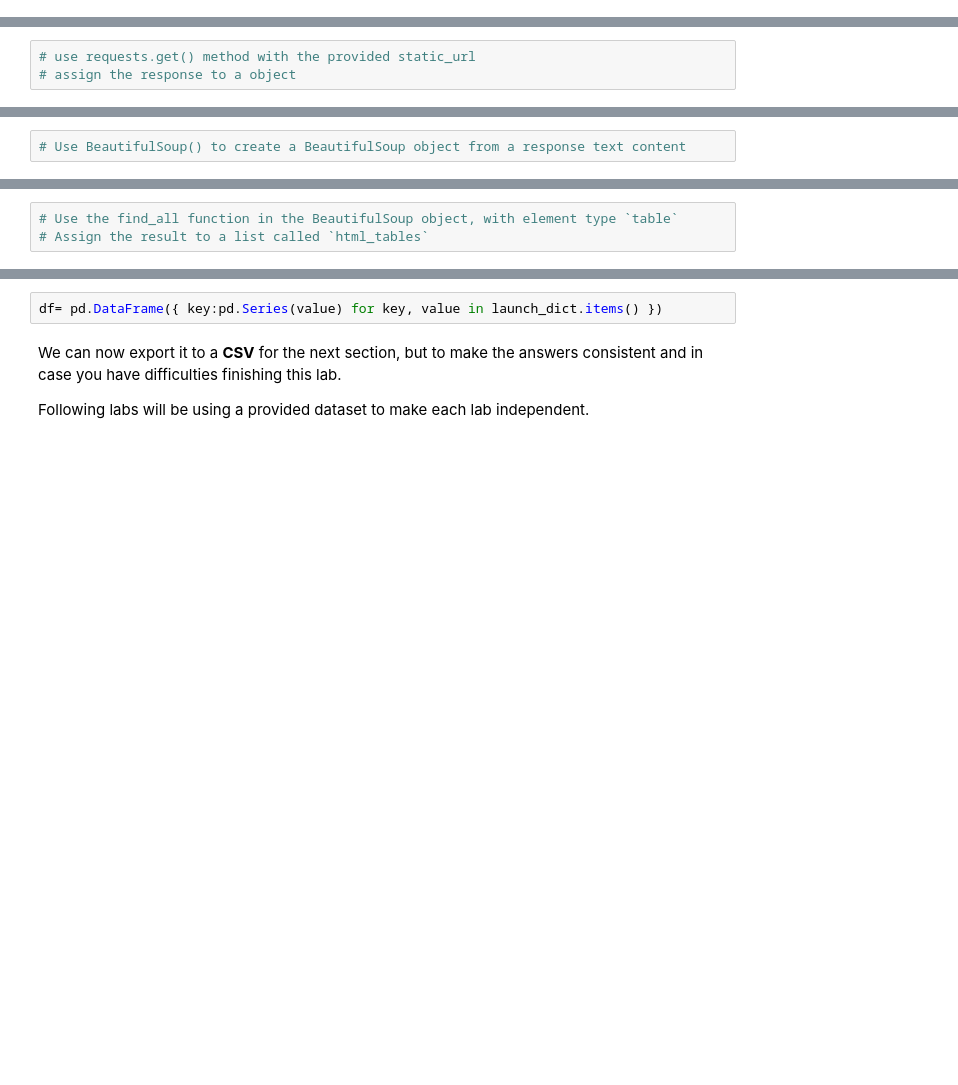
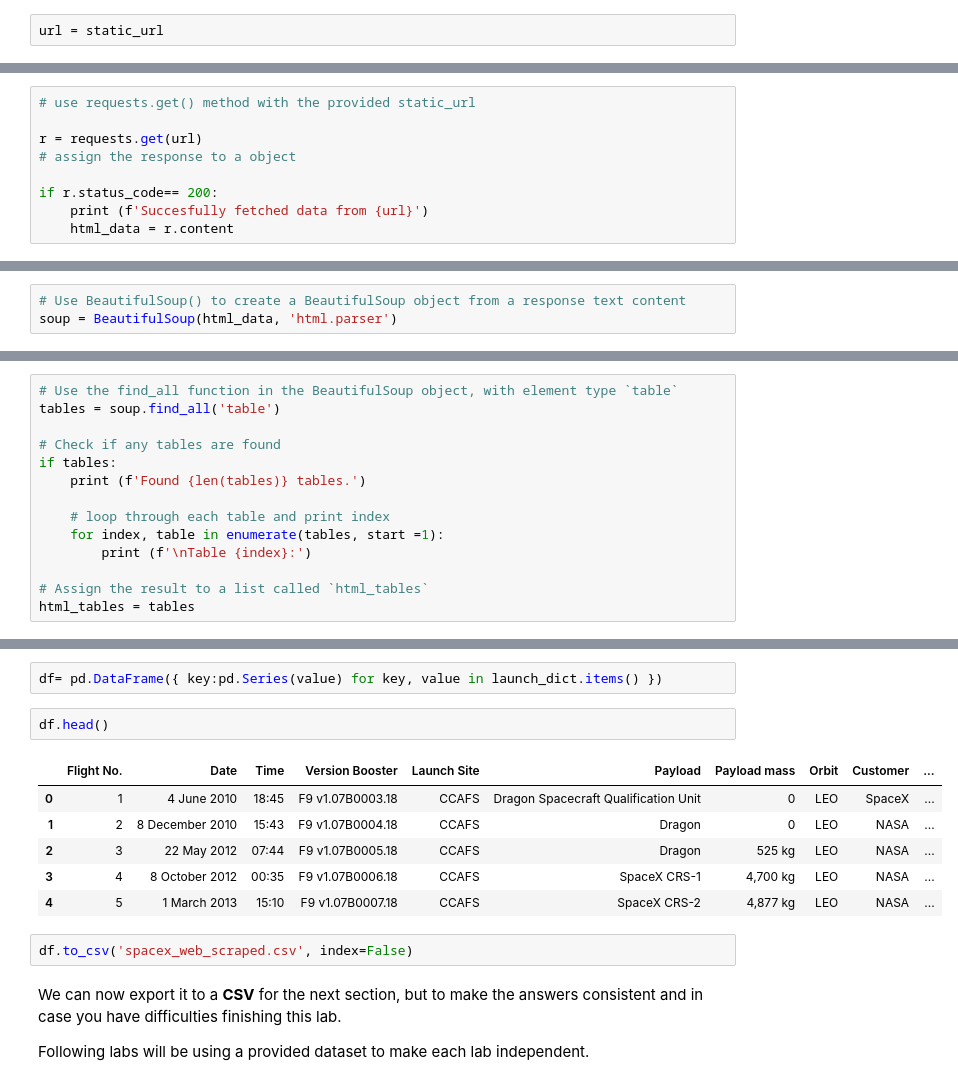
Before and after one commit to Chiwama-MM/SpaceX_RocketLanding_Prediction, a Jupyter notebook: jupyter-labs-webscraping.ipynb, the cells around one changed output, grey strips where cells are left out. Drawn from its saved outputs; the diff is of its cells as text; blank space fills up the shorter version.

Commit message:
Completed Web Scrapingt Walkthrough for SpaceX Wiki

```diff
--- a/jupyter-labs-webscraping.ipynb
+++ b/jupyter-labs-webscraping.ipynb
@@ -106,6 +106,8 @@ To keep the lab tasks consistent, you will be asked to scrape the data from a sn
 `9th June 2021`
 # %%
 static_url = "https://en.wikipedia.org/w/index.php?title=List_of_Falcon_9_and_Falcon_Heavy_launches&oldid=1027686922"
+# %%
+url = static_url
 # %% [markdown]
 Next, request the HTML page from the above URL and get a `response` object
 # %% [markdown]
@@ -114,4 +116,10 @@ Next, request the HTML page from the above URL and get a `response` object
 First, let's perform an HTTP GET method to request the Falcon9 Launch HTML page, as an HTTP response.
 # %%
 # use requests.get() method with the provided static_url
+
+r = requests.get(url)
 # assign the response to a object
+
+if r.status_code== 200:
+    print (f'Succesfully fetched data from {url}')
+    html_data = r.content
@@ -119,6 +129,7 @@ First, let's perform an HTTP GET method to request the Falcon9 Launch HTML page,
 Create a `BeautifulSoup` object from the HTML `response`
 # %%
 # Use BeautifulSoup() to create a BeautifulSoup object from a response text content
+soup = BeautifulSoup(html_data, 'html.parser')
 # %% [markdown]
 Print the page title to verify if the `BeautifulSoup` object was created properly
 # %%
@@ -131,4 +145,15 @@ Next, we want to collect all relevant column names from the HTML table header
 Let's try to find all tables on the wiki page first. If you need to refresh your memory about `BeautifulSoup`, please check the external reference link towards the end of this lab
 # %%
 # Use the find_all function in the BeautifulSoup object, with element type `table`
+tables = soup.find_all('table')
+
+# Check if any tables are found
+if tables:
+    print (f'Found {len(tables)} tables.')
+
+    # loop through each table and print index
+    for index, table in enumerate(tables, start =1):
+        print (f'\nTable {index}:')
+
 # Assign the result to a list called `html_tables`
+html_tables = tables
@@ -283,6 +360,17 @@ for table_number,table in enumerate(soup.find_all('table',"wikitable plainrowhea
 After you have fill in the parsed launch record values into `launch_dict`, you can create a dataframe from it.
 # %%
 df= pd.DataFrame({ key:pd.Series(value) for key, value in launch_dict.items() })
+# %%
+df.head()
+# %% [output]
+|  | Flight No. | Date | Time | Version Booster | Launch Site | Payload | Payload mass | Orbit | Customer | ... |
+| 0 | 1 | 4 June 2010 | 18:45 | F9 v1.07B0003.18 | CCAFS | Dragon Spacecraft Qualification Unit | 0 | LEO | SpaceX | ... |
+| 1 | 2 | 8 December 2010 | 15:43 | F9 v1.07B0004.18 | CCAFS | Dragon | 0 | LEO | NASA | ... |
+| 2 | 3 | 22 May 2012 | 07:44 | F9 v1.07B0005.18 | CCAFS | Dragon | 525 kg | LEO | NASA | ... |
+| 3 | 4 | 8 October 2012 | 00:35 | F9 v1.07B0006.18 | CCAFS | SpaceX CRS-1 | 4,700 kg | LEO | NASA | ... |
+| 4 | 5 | 1 March 2013 | 15:10 | F9 v1.07B0007.18 | CCAFS | SpaceX CRS-2 | 4,877 kg | LEO | NASA | ... |
+# %%
+df.to_csv('spacex_web_scraped.csv', index=False)
 # %% [markdown]
 We can now export it to a <b>CSV</b> for the next section, but to make the answers consistent and in case you have difficulties finishing this lab.
 
```
Also changed, not shown: parts of 7 cells of this notebook.
